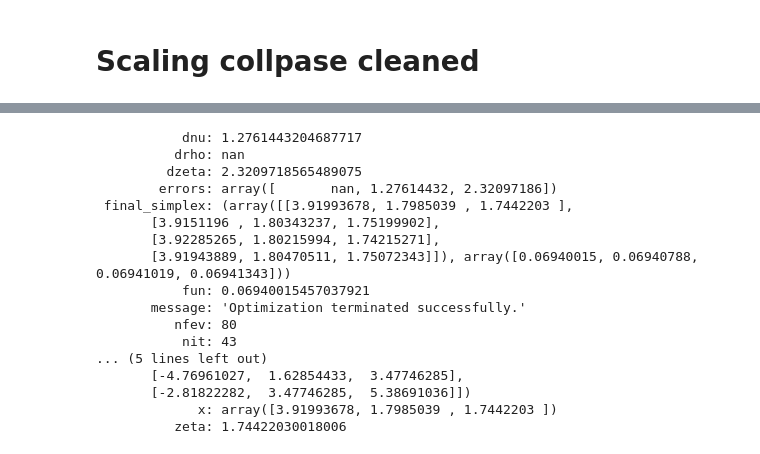
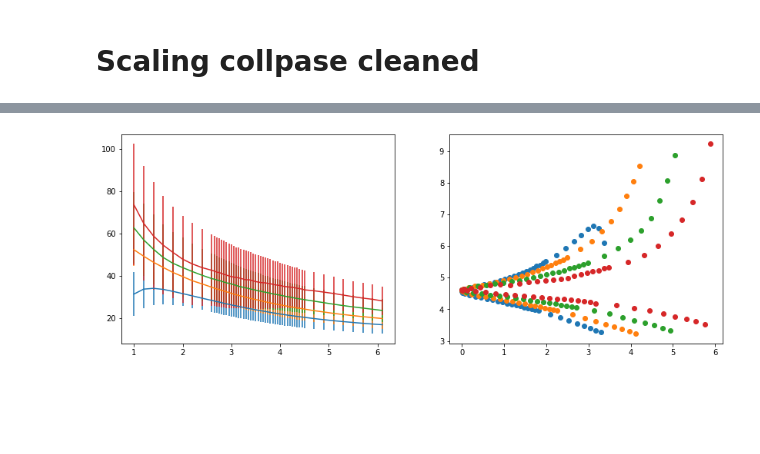
Before and after one commit to tonton-golio/mbl-intrinsicDim, a Jupyter notebook: scaling_Cleaned.ipynb, the cells around one changed output, grey strips where cells are left out. Saved outputs shown, nothing was run; the diff lists cells and outputs as text; code cells hidden in the pictures; blank space fills up the shorter version.

```diff
--- a/scaling_Cleaned.ipynb
+++ b/scaling_Cleaned.ipynb
@@ -101,5 +184,10 @@ def scaledata(l, rho, a, da, rho_c, nu, zeta):
 # %%
 rho = np.linspace(0.1,6.1,31)
-rho, y, dy = load_data(rho)
+rho, a, da = load_data(rho)
+l = [8,10,12,14]
+# %%
+rho = np.concatenate([np.arange(1,2.6,0.2), np.arange(2.6,4.55,0.05), np.arange(4.7,6.2,0.2)])
+a = np.vstack([ma.mean(ID, axis=0) for ID in [ID8,ID10,ID12,ID14]])
+da = np.vstack([ma.std(ID, axis=0) for ID in [ID8,ID10,ID12,ID14]])
 # %%
 out = []
@@ -116,20 +203,15 @@ Text(0, 0.5, 'quality')
 # %%
-fssa.autoscale(Ls, rho, y, dy, 3.6,2.,2., 1)
+ret = autoscale(l, rho, a, da, 3.6,2.,2.)
-# %% [output]
-           dnu: 1.2761443204687717
-          drho: nan
-         dzeta: 2.3209718565489075
-        errors: array([       nan, 1.27614432, 2.32097186])
- final_simplex: (array([[3.91993678, 1.7985039 , 1.7442203 ],
-       [3.9151196 , 1.80343237, 1.75199902],
-       [3.92285265, 1.80215994, 1.74215271],
-       [3.91943889, 1.80470511, 1.75072343]]), array([0.06940015, 0.06940788, 0.06941019, 0.06941343]))
-           fun: 0.06940015457037921
-       message: 'Optimization terminated successfully.'
-          nfev: 80
-           nit: 43
-... (5 lines left out)
-       [-4.76961027,  1.62854433,  3.47746285],
-       [-2.81822282,  3.47746285,  5.38691036]])
-             x: array([3.91993678, 1.7985039 , 1.7442203 ])
-          zeta: 1.74422030018006
+# %%
+x, y, dy = scaledata(l, rho, a, da, ret['rho'], ret['nu'], ret['zeta'])
+# %%
+fig, ax = plt.subplots(1,2, figsize=(14,5))
+
+for i,j,k in zip(np.vstack([rho,rho,rho,rho]),a,da):
+    ax[0].errorbar(i,j, yerr=k)
+
+for i,j,k in zip(x,y,dy):
+    ax[1].scatter(i,j)
+#ax[1].set_xlim(0,100)
+# %% [output]
+[figure, added]
```
Also changed, not shown: parts of 4 cells of this notebook.
